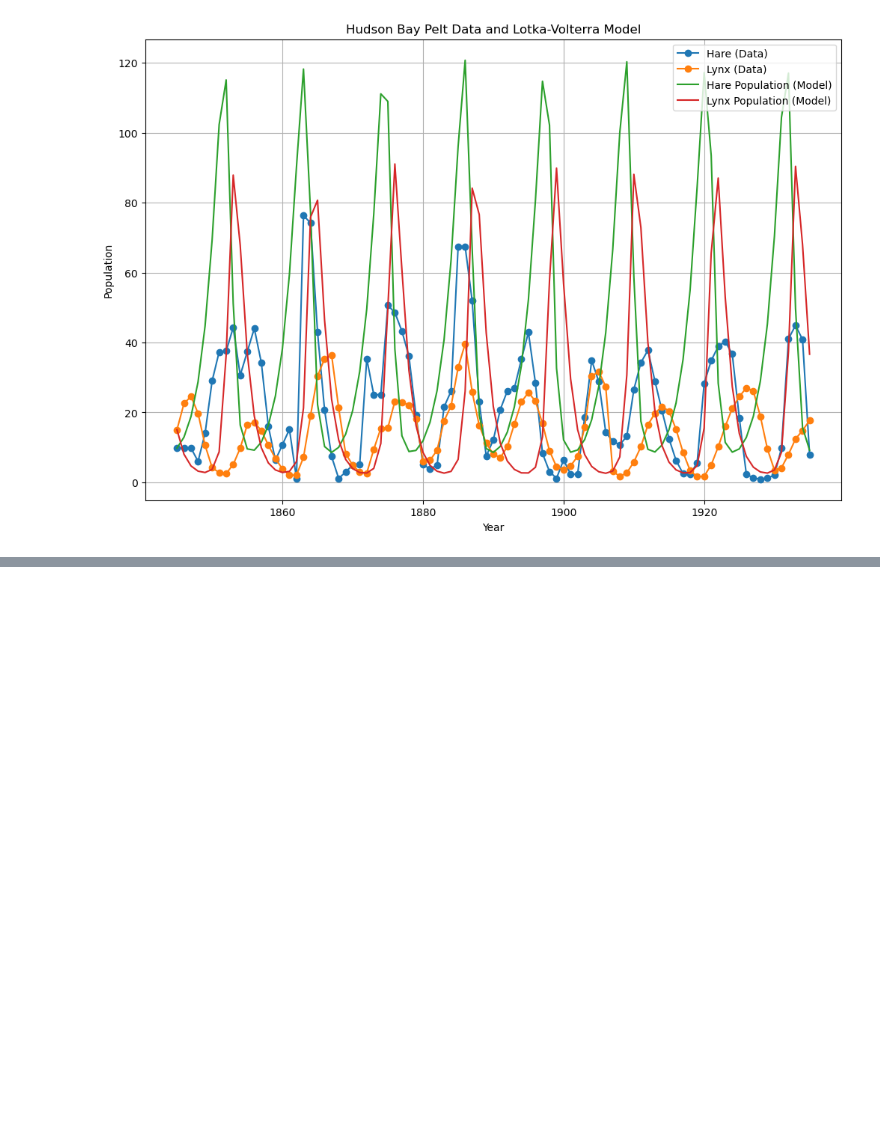
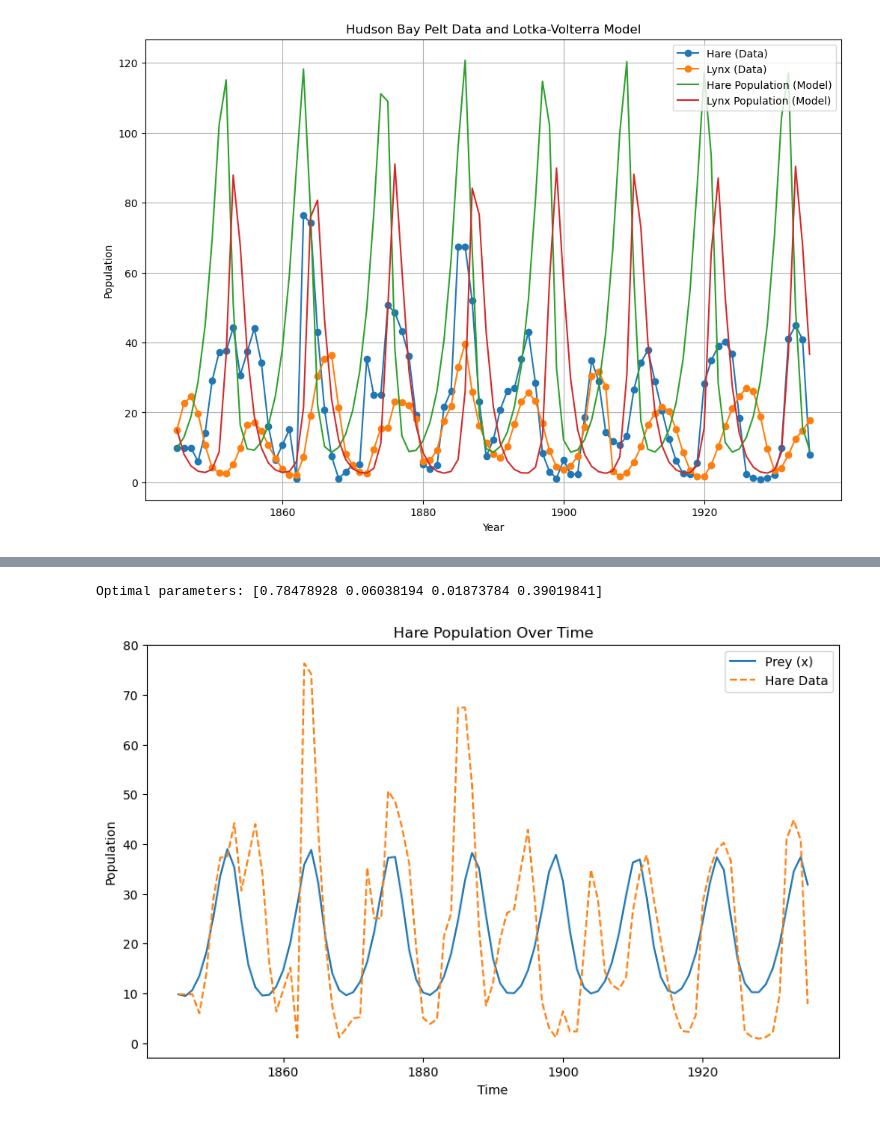
Before and after one commit to robertwhittle/lotka_volterra, a Jupyter notebook: app.ipynb, the cells around one changed output, grey strips where cells are left out. Cells and saved outputs as stored; diff of their text form; code cells hidden in the pictures; blank space fills up the shorter version.

Commit message:
* changed RMSE

```diff
--- a/app.ipynb
+++ b/app.ipynb
@@ -321,0 +383,80 @@ Optimized parameters: alpha=0.7432972208106736, beta=0.08227064630210079, gamma=
+# %%
+import numpy as np
+import pandas as pd
+from scipy.integrate import solve_ivp
+from scipy.interpolate import interp1d
+from scipy.optimize import differential_evolution
+import matplotlib.pyplot as plt
+
+# Load the data
+data = pd.read_csv('pelt_data.csv')
+
+# Divide Hare and Lynx by 2000
+data['Hare'] = data['Hare'] / 2000
+data['Lynx'] = data['Lynx'] / 2000
+
+# Filter the data to include only years from 1845 to 1935
+data = data[(data['Year'] >= 1845) & (data['Year'] <= 1935)]
+years = data['Year'].values
+hare_data = data['Hare'].values
+lynx_data = data['Lynx'].values
+
+# Define the Lotka-Volterra model
+def lotka_volterra(t, z, alpha, beta, delta, gamma):
+    x, y = z
+    dxdt = alpha * x - beta * x * y
+    dydt = delta * x * y - gamma * y
+    return [dxdt, dydt]
+
+# Define the RMSE function
+def compute_rmse(params):
+    alpha, beta, delta, gamma = params
+    sol = solve_ivp(lotka_volterra, [years[0], years[-1]], [hare_data[0], lynx_data[0]], args=(alpha, beta, delta, gamma), t_eval=years)
+
+    # Interpolate hare and lynx data to match the time points in sol.t
+    interp_hare_data = interp1d(years, hare_data, kind='linear', fill_value="extrapolate")
+    interp_lynx_data = interp1d(years, lynx_data, kind='linear', fill_value="extrapolate")
+
+    hare_data_interp = interp_hare_data(sol.t)
+    lynx_data_interp = interp_lynx_data(sol.t)
+
+    # Calculate RMSE
+    rmse_hare = np.sqrt(np.mean((sol.y[0] - hare_data_interp)**2))
+    rmse_lynx = np.sqrt(np.mean((sol.y[1] - lynx_data_interp)**2))
+
+    return rmse_hare + rmse_lynx
+
+# Define the bounds for the parameters
+bounds = [(0, 1), (0, 1), (0, 1), (0, 1)]
+
+# Use differential_evolution to minimize the RMSE
+result = differential_evolution(compute_rmse, bounds)
+
+# Optimal parameters
+optimal_params = result.x
+print("Optimal parameters:", optimal_params)
+
+# Solve the differential equations with the optimal parameters
+sol = solve_ivp(lotka_volterra, [years[0], years[-1]], [hare_data[0], lynx_data[0]], args=tuple(optimal_params), t_eval=years)
+
+# Plot the results
+plt.figure(figsize=(10, 6))
+plt.plot(sol.t, sol.y[0], label='Prey (x)')
+plt.plot(years, hare_data, label='Hare Data', linestyle='--')
+plt.xlabel('Time')
+plt.ylabel('Population')
+plt.title('Hare Population Over Time')
+plt.legend()
+plt.show()
+
+plt.figure(figsize=(10, 6))
+plt.plot(sol.t, sol.y[1], label='Predator (y)')
+plt.plot(years, lynx_data, label='Lynx Data', linestyle='--')
+plt.xlabel('Time')
+plt.ylabel('Population')
+plt.title('Lynx Population Over Time')
+plt.legend()
+plt.show()
+# %% [output]
+Optimal parameters: [0.78478928 0.06038194 0.01873784 0.39019841]
+[figure, added]
```
Also changed, not shown: parts of 4 cells of this notebook.
